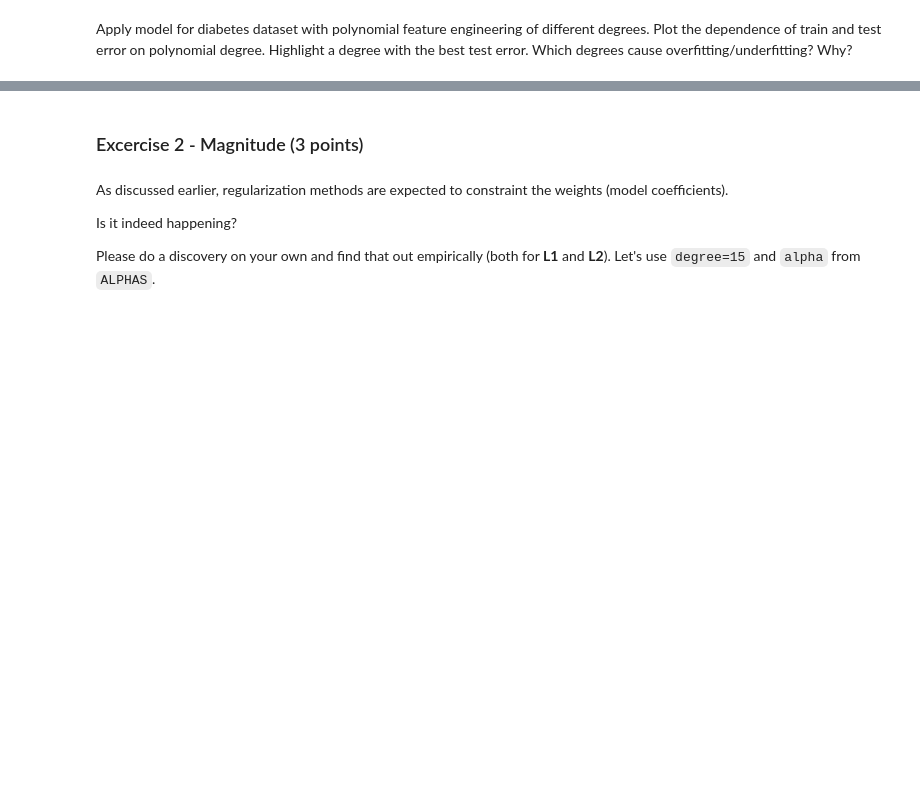
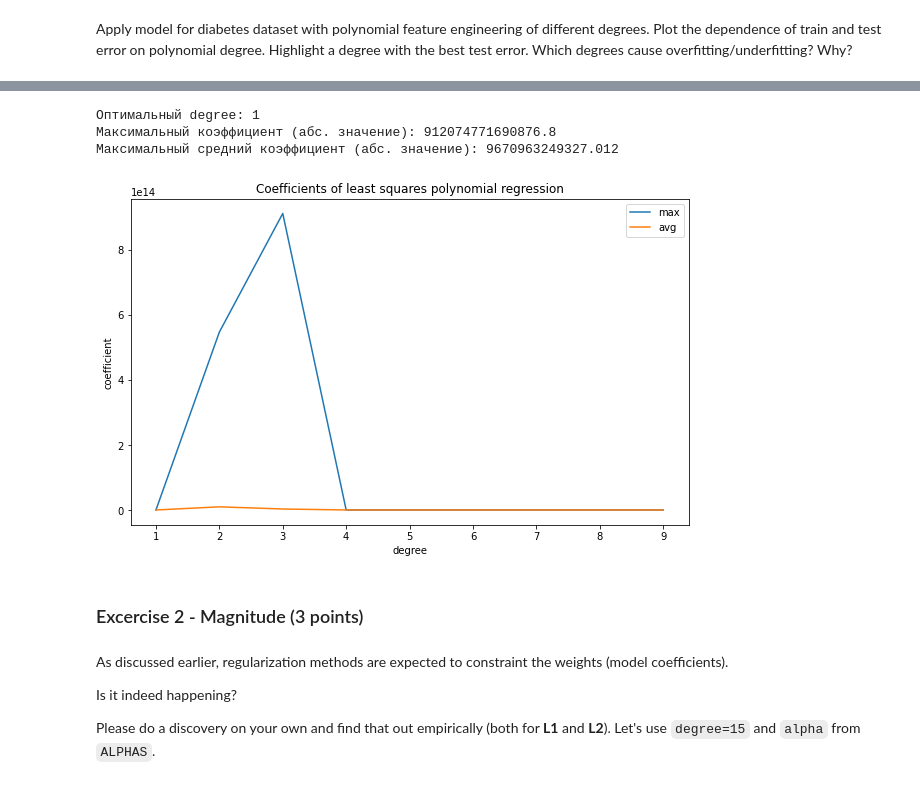
Before and after one commit to vilen-kim/4_overfitting_regularization, a Jupyter notebook: overfitting_regularization.ipynb, the cells around one changed output, grey strips where cells are left out. Cells and saved outputs as stored; diff of their text form; code cells hidden in the pictures; blank space fills up the shorter version.

```diff
--- a/overfitting_regularization.ipynb
+++ b/overfitting_regularization.ipynb
@@ -391,3 +375,21 @@ My computer is DO IT!!!
+# %%
+max_coefs = [np.max(coef) for coef in coefs]
+max_coef = max(max_coefs)
+plt.figure(figsize=(10, 6))
+plt.plot(DEGREES[1:degree_max], max_coefs, label='max')
+plt.plot(DEGREES[1:degree_max], avg_coefs, label='avg')
+plt.title('Coefficients of least squares polynomial regression')
+plt.xlabel('degree')
+plt.ylabel('coefficient')
+plt.legend()
+print(f'Оптимальный degree: {DEGREES[1:degree_max][np.argmin(rmse_valid)]}')
+print(f'Максимальный коэффициент (абс. значение): {max_coef}')
+print(f'Максимальный средний коэффициент (абс. значение): {max(avg_coef)}')
+# %% [output]
+Оптимальный degree: 1
+Максимальный коэффициент (абс. значение): 912074771690876.8
+Максимальный средний коэффициент (абс. значение): 9670963249327.012
+[figure, added]
 # %% [markdown]
 ### Excercise 2 - Magnitude (3 points)
 # %% [markdown]
```
Also changed, not shown: parts of 13 cells of this notebook.
